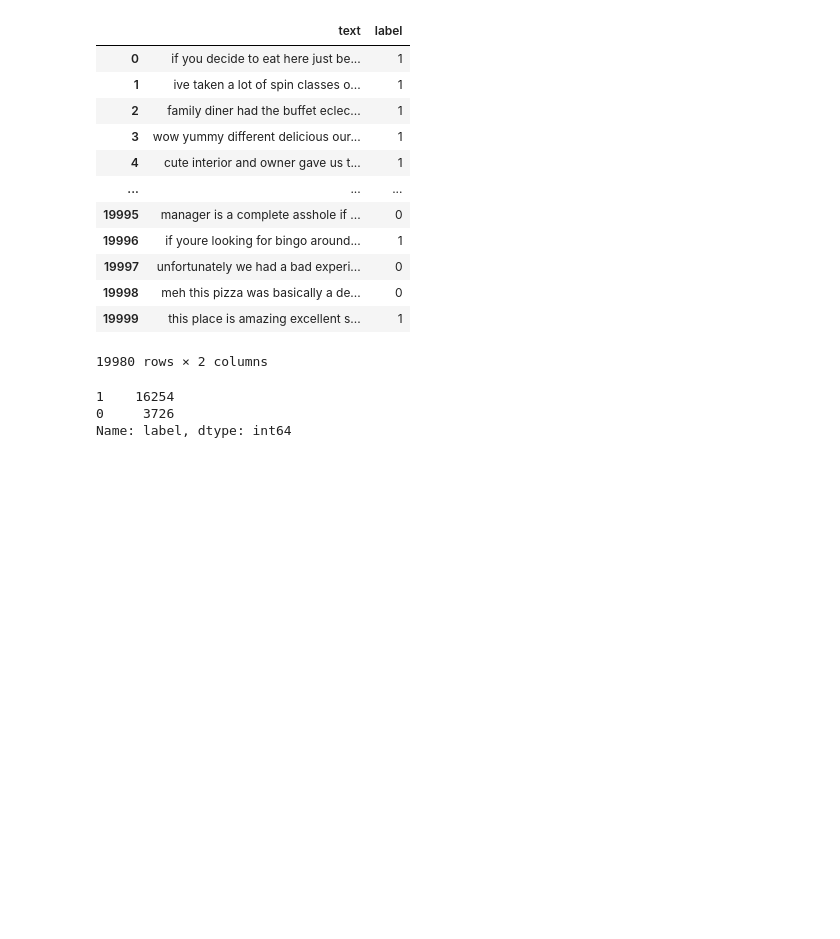
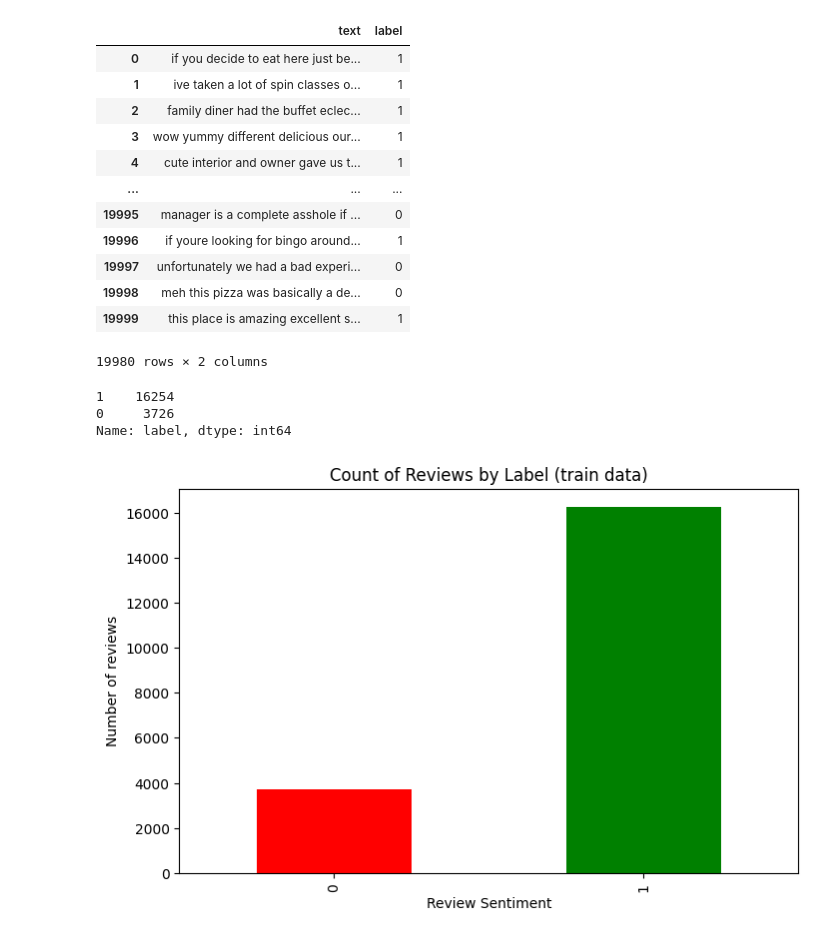
Before and after one commit to Sachinranasing/CM3604-Deep-Learning-Coursework, a Jupyter notebook: Senti with BERT Model.ipynb, the cells around one changed output. Cells and saved outputs as stored; diff of their text form; code cells hidden in the pictures; blank space fills up the shorter version.

```diff
--- a/Senti with BERT Model.ipynb
+++ b/Senti with BERT Model.ipynb
@@ -215,3 +215,14 @@ yelp.label.value_counts()
 1    16254
 0     3726
 Name: label, dtype: int64
+# %%
+ax = yelp['label'].value_counts().sort_index() \
+     .plot (kind='bar',
+     title='Count of Reviews by Label (train data)',
+     figsize=(8, 5), color = ['red', 'green'])
+
+ax.set_xlabel('Review Sentiment')
+ax.set_ylabel ('Number of reviews')
+plt.show()
+# %% [output]
+[figure, added]
```
Also changed, not shown: parts of 3 cells of this notebook.
